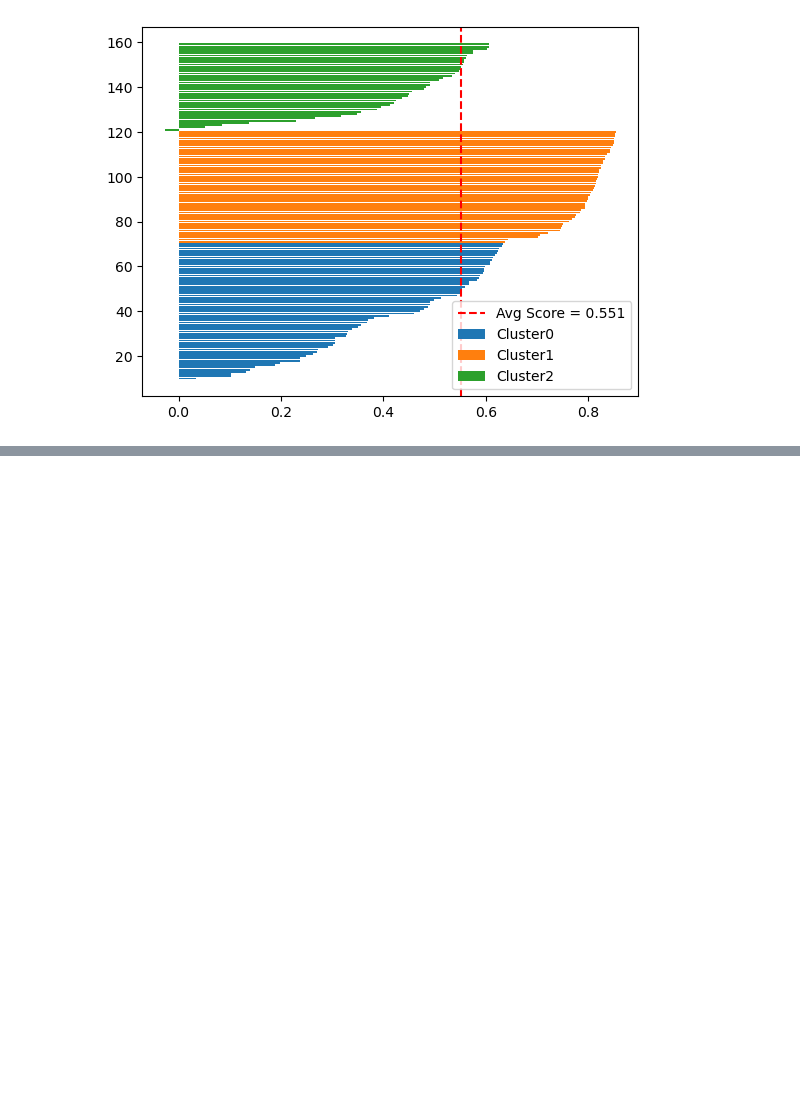
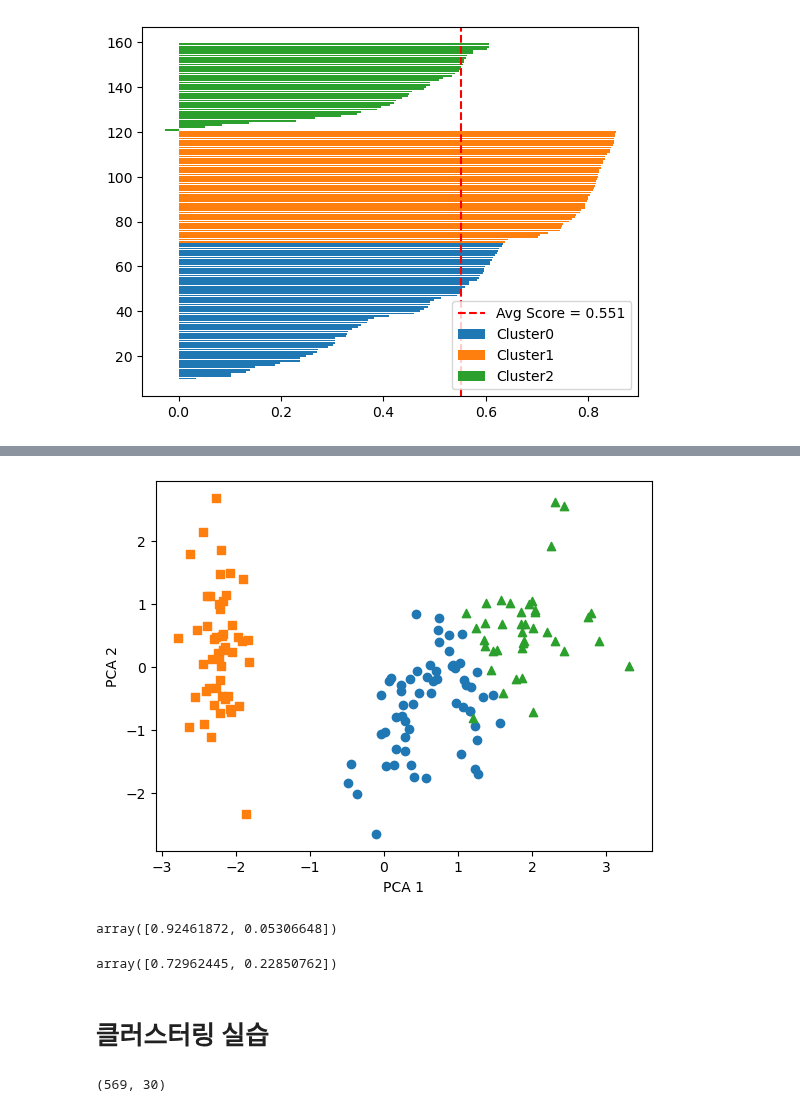
Before and after one commit to zdeik/hipython_rep, a Jupyter notebook: 41.k평균.ipynb, the cells around one changed output, grey strips where cells are left out. Cells and saved outputs as stored; diff of their text form; code cells hidden in the pictures; blank space fills up the shorter version.

```diff
--- a/41.k평균.ipynb
+++ b/41.k평균.ipynb
@@ -80,0 +139,8 @@ plt.show()
+# %%
+# Standard Scaling 로 스케일링
+# PCA 2개로 축소
+# 시각화
+
+from sklearn.preprocessing import StandardScaler
+iris_caled = StandardScaler().fit_transform(iris_df.iloc[:,:4])
+iris_caled[:3]
@@ -80,0 +151,8 @@ plt.show()
+# %%
+from sklearn.decomposition import PCA
+pca_scaled = PCA(n_components=2)
+pca_transformed_scaled =  pca_scaled.fit_transform(iris_caled)
+#주성분1, 주성분2
+iris_df['pca_scaled_x'] = pca_transformed_scaled[:, 0]
+iris_df['pca_scaled_y'] = pca_transformed_scaled[:, 1]
+iris_df.head()
@@ -80,0 +166,25 @@ plt.show()
+# %%
+plt.scatter(x=iris_df.loc[iris_df['cluster']==0, 'pca_scaled_x'], y=iris_df.loc[iris_df['cluster']==0, 'pca_scaled_y'], marker='o')
+plt.scatter(x=iris_df.loc[iris_df['cluster']==1, 'pca_scaled_x'], y=iris_df.loc[iris_df['cluster']==1, 'pca_scaled_y'], marker='s')
+plt.scatter(x=iris_df.loc[iris_df['cluster']==2, 'pca_scaled_x'], y=iris_df.loc[iris_df['cluster']==2, 'pca_scaled_y'], marker='^')
+plt.xlabel('PCA 1')
+plt.ylabel('PCA 2')
+plt.show()
+# %% [output]
+[figure, added]
+# %%
+pca.explained_variance_ratio_
+# %% [output]
+array([0.92461872, 0.05306648])
+# %%
+pca_scaled.explained_variance_ratio_
+# %% [output]
+array([0.72962445, 0.22850762])
+# %% [markdown]
+# 클러스터링 실습
+# %%
+from sklearn.datasets import load_breast_cancer
+cancer = load_breast_cancer()
+cancer.data.shape
+# %% [output]
+(569, 30)
```
Also changed, not shown: parts of 28 cells of this notebook.
